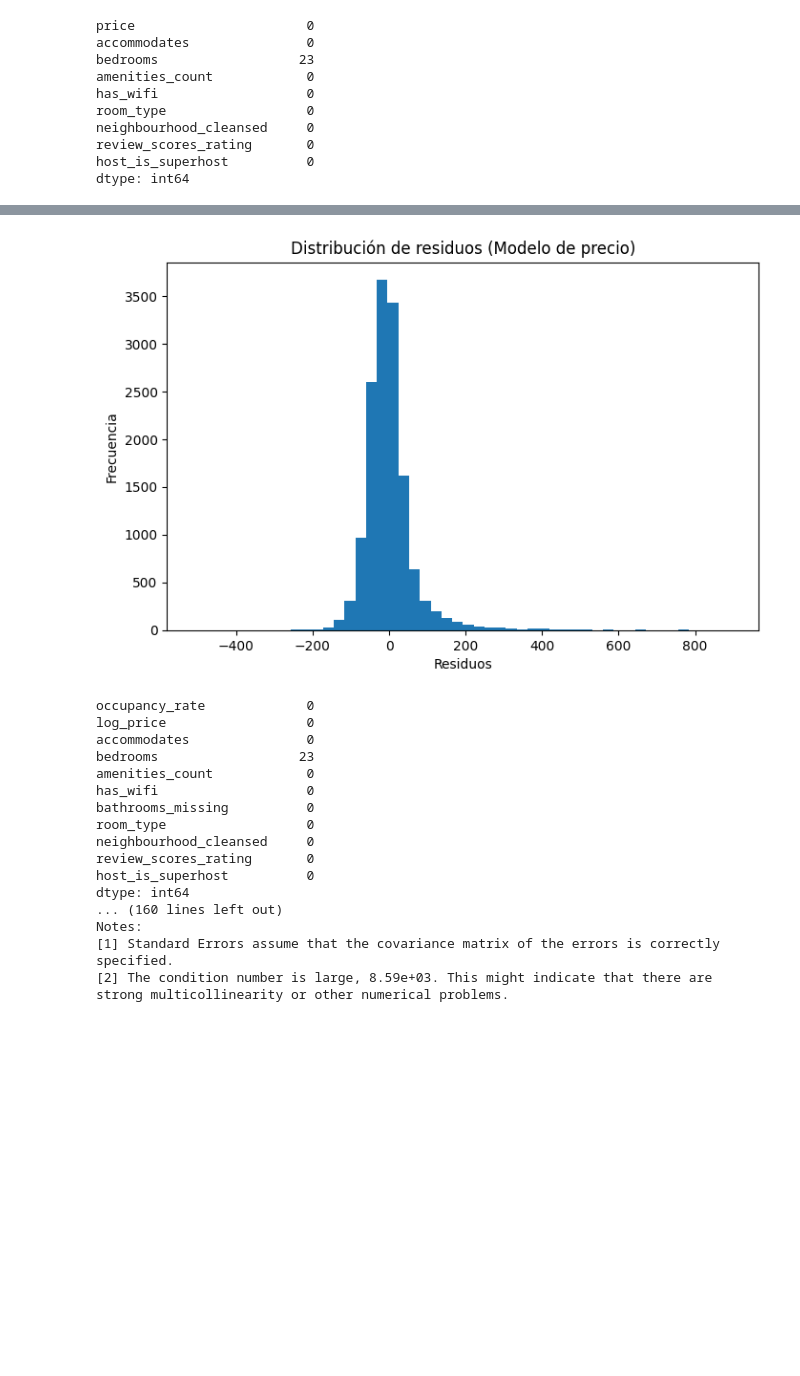
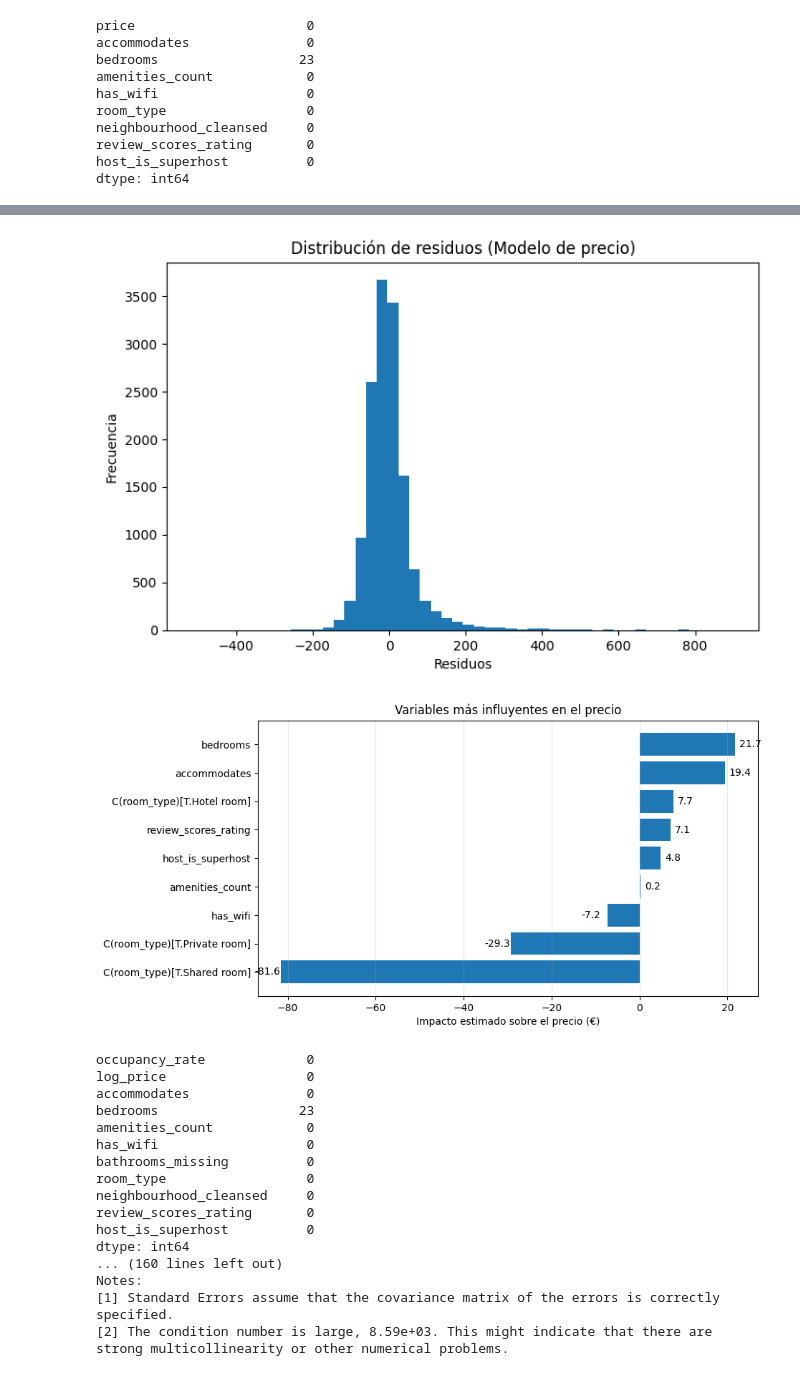
Before and after one commit to luciagonzadavi-code/TFG, a Jupyter notebook: TGF_Notebook.ipynb, the cells around one changed output, grey strips where cells are left out. Drawn from its saved outputs; the diff is of its cells as text; code cells hidden in the pictures; blank space fills up the shorter version.

```diff
--- a/TGF_Notebook.ipynb
+++ b/TGF_Notebook.ipynb
@@ -365,6 +479,7 @@ review_scores_rating       0
 host_is_superhost          0
 dtype: int64
 # %%
+
 #8.2 MODELO 1 — PRECIO (HEDONIC PRICING)
 #Instalación de paquete necesario:
 import statsmodels.formula.api as smf
@@ -421,6 +536,36 @@ plt.title("Distribución de residuos (Modelo de precio)")
 plt.xlabel("Residuos")
 plt.ylabel("Frecuencia")
 plt.show()
+
+# Importancia aproximada de variables:
+coefs = model_price.params.copy()
+# Filtrado de variables principales:
+variables_clave = [
+    "accommodates",
+    "bedrooms",
+    "amenities_count",
+    "has_wifi",
+    "review_scores_rating",
+    "host_is_superhost",
+    "C(room_type)[T.Private room]",
+    "C(room_type)[T.Shared room]",
+    "C(room_type)[T.Hotel room]"
+]
+coefs_filtrados = coefs[coefs.index.isin(variables_clave)].sort_values()
+plt.figure(figsize=(9, 5))
+bars = plt.barh(coefs_filtrados.index, coefs_filtrados.values)
+for bar in bars:
+    width = bar.get_width()
+    plt.text(
+        width + (1 if width >= 0 else -6),
+        bar.get_y() + bar.get_height()/2,
+        f"{width:.1f}",
+        va="center"
+    )
+plt.xlabel("Impacto estimado sobre el precio (€)")
+plt.title("Variables más influyentes en el precio")
+plt.grid(axis="x", alpha=0.3)
+plt.show()
 # %% [output]
 RMSE precio: 69.88800479637358
 MAE precio: 42.57991088406634
@@ -434,14 +579,15 @@ Time:                        02:16:55   Log-Likelihood:                -81446.
 No. Observations:               14375   AIC:                         1.632e+05
 Df Residuals:                   14240   BIC:                         1.642e+05
 Df Model:                         134
 ... (146 lines left out)
 Notes:
 [1] Standard Errors assume that the covariance matrix of the errors is correctly specified.
 [2] The condition number is large, 8.51e+03. This might indicate that there are
 strong multicollinearity or other numerical problems.
 [figure]
 [figure]
 [figure]
+[figure, added]
 # %%
 #8.3 MODELO 2 — OCUPACIÓN (LOG PRECIO):
 #Evitar problemas con log(0) y hacer una copia:
```
Also changed, not shown: parts of 6 cells of this notebook.
